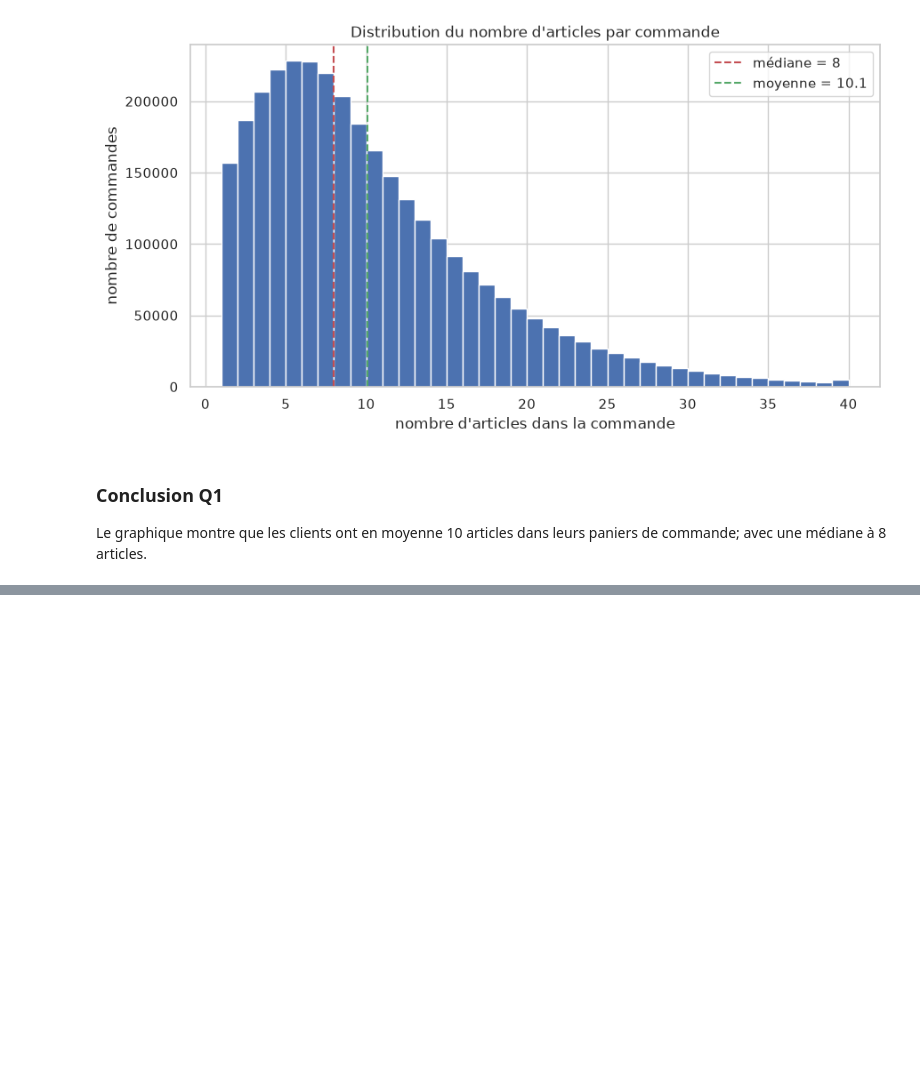
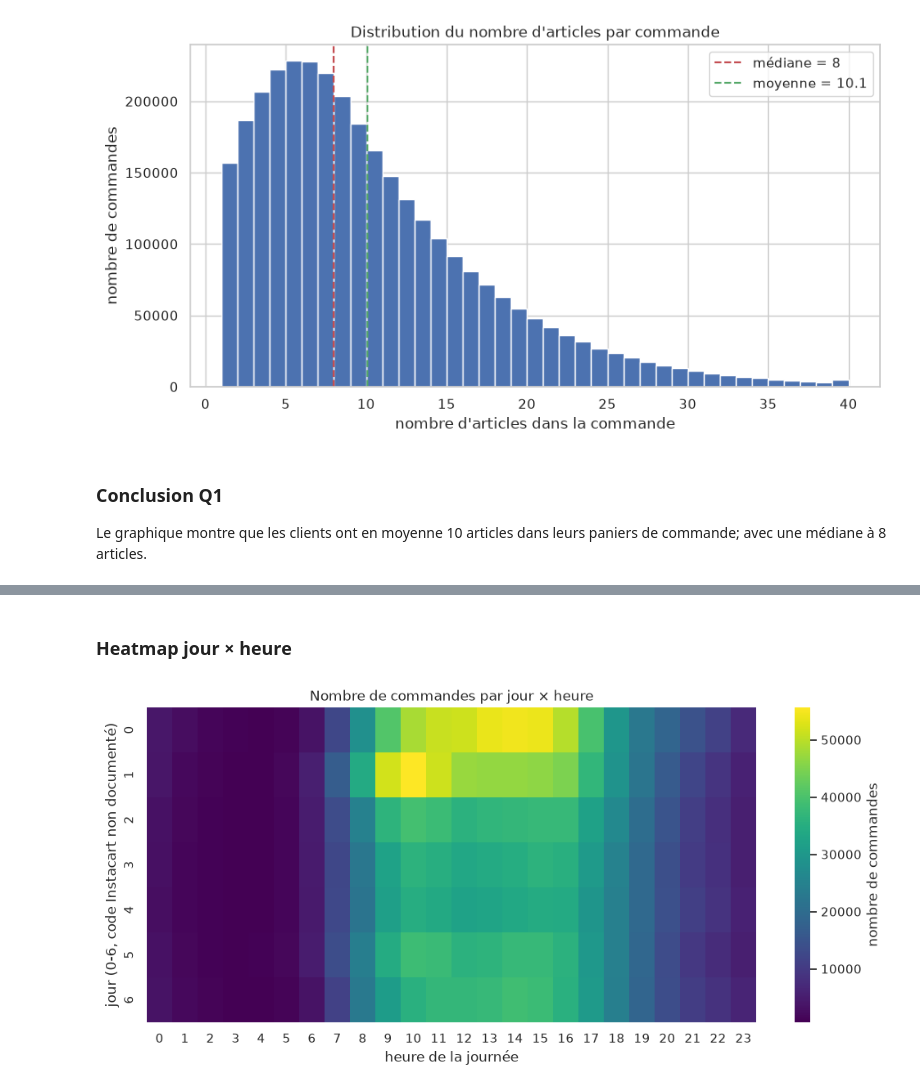
Before and after one commit to tranarivelo/joja-data-analysis, a Jupyter notebook: Analyse_Client.ipynb, the cells around one changed output, grey strips where cells are left out. Cells and saved outputs as stored; diff of their text form; code cells hidden in the pictures; blank space fills up the shorter version.

```diff
--- a/Analyse_Client.ipynb
+++ b/Analyse_Client.ipynb
@@ -415,0 +430,5 @@ Le graphique montre que les clients ont en moyenne 10 articles dans leurs panier
+# %%
+matrice_jour_heure = orders.groupby(["order_dow", "order_hour_of_day"]).size().unstack(fill_value=0)
+
+print(matrice_jour_heure.shape, "(7 jours x 24 heures)")
+matrice_jour_heure
@@ -415,0 +446,11 @@ Le graphique montre que les clients ont en moyenne 10 articles dans leurs panier
+# %% [markdown]
+### Heatmap jour × heure
+# %%
+fig, ax = plt.subplots(figsize=(12, 5))
+sns.heatmap(matrice_jour_heure, cmap="viridis", ax=ax, cbar_kws={"label": "nombre de commandes"})
+ax.set_xlabel("heure de la journée")
+ax.set_ylabel("jour (0-6, code Instacart non documenté)")
+ax.set_title("Nombre de commandes par jour × heure")
+plt.show()
+# %% [output]
+[figure, added]
```
Also changed, not shown: parts of 5 cells of this notebook.
